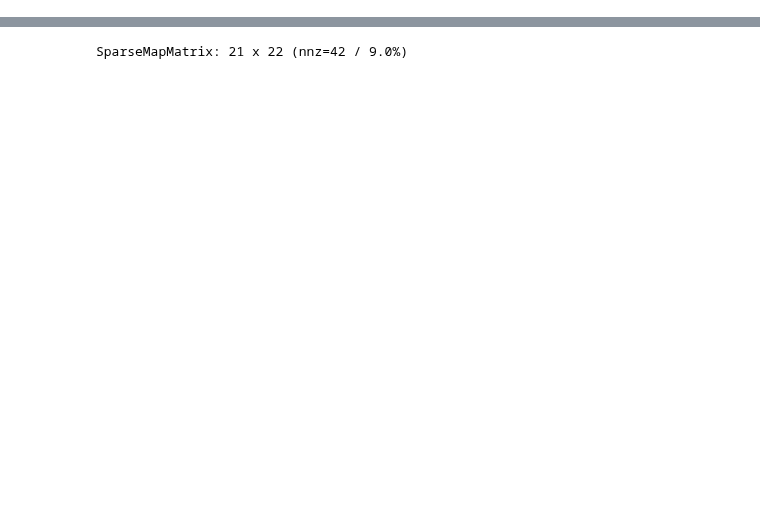
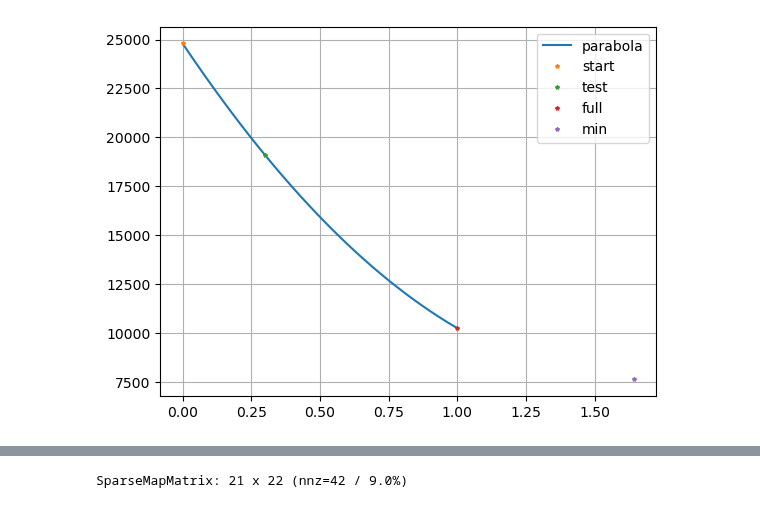
Before and after one commit to gimli-org/notebooks, a Jupyter notebook: inversion/gradientVES.ipynb, the cells around one changed output, grey strips where cells are left out. Saved outputs shown, nothing was run; the diff lists cells and outputs as text; code cells hidden in the pictures; blank space fills up the shorter version.

```diff
--- a/inversion/gradientVES.ipynb
+++ b/inversion/gradientVES.ipynb
@@ -28 +39,6 @@ inv.run(data, 0.02, startModel=100, maxIter=0)
+# %%
+dg = -inv.dataGradient()
+tau, resp = lineSearch(inv, dg, method="quad", taumin=0.001, show=True)
+# %% [output]
+[figure, added]
 # %%
```
Also changed, not shown: parts of 18 cells of this notebook, 1 other file.
